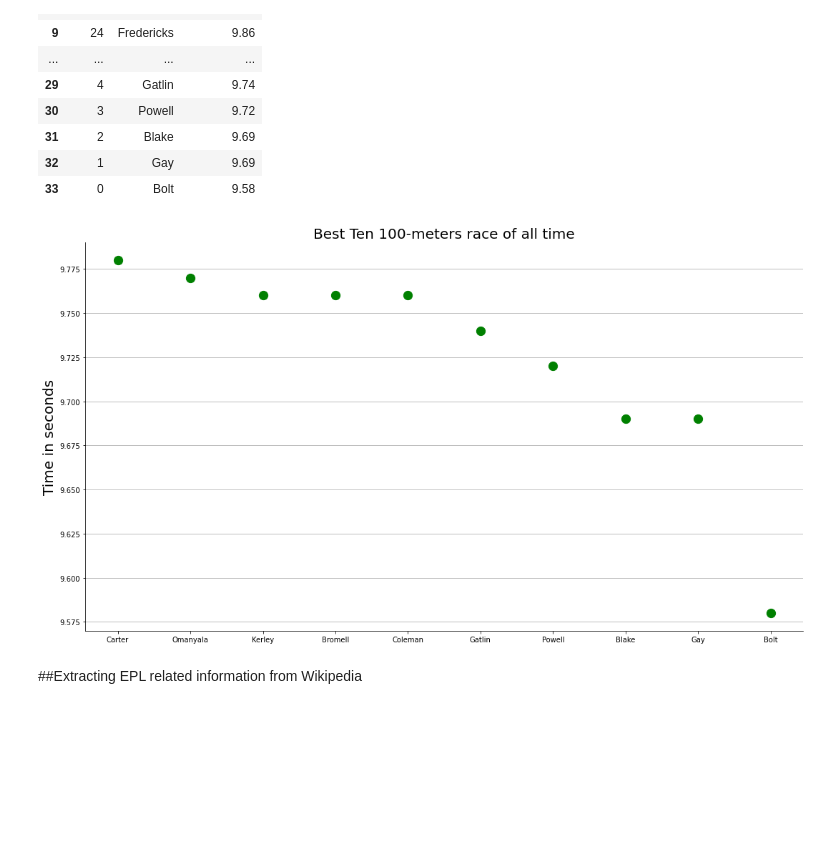
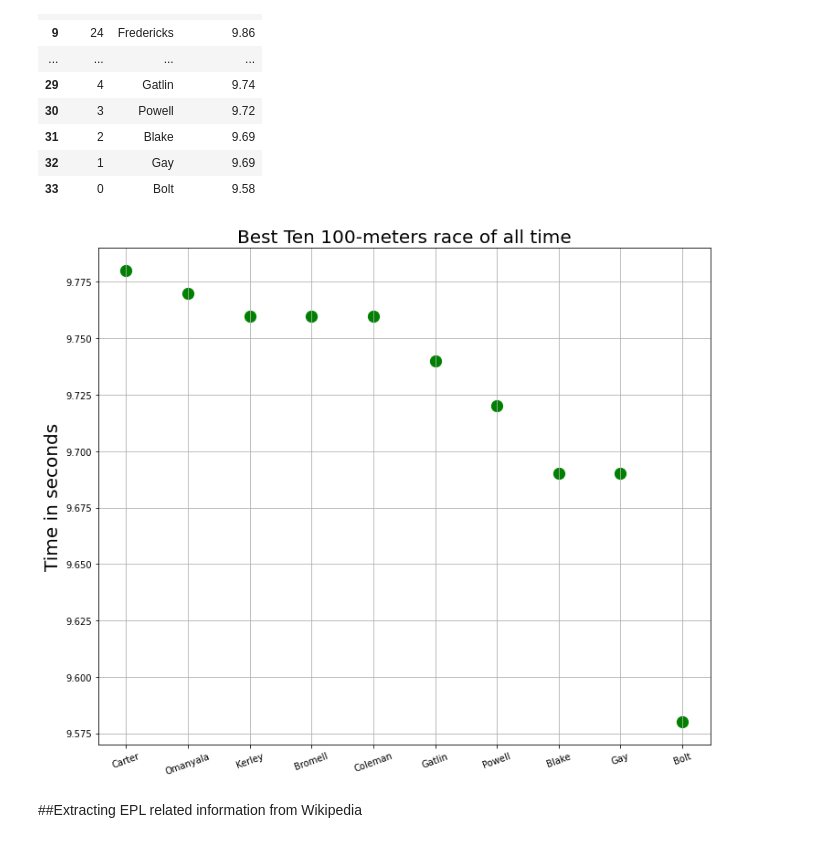
Before and after one commit to Delonix7/Data_Science_Essentials, a Jupyter notebook: Web_Scraping_with_Python.ipynb, the cells around one changed output. Saved outputs shown, nothing was run; the diff lists cells and outputs as text; code cells hidden in the pictures; blank space fills up the shorter version.

```diff
--- a/Web_Scraping_with_Python.ipynb
+++ b/Web_Scraping_with_Python.ipynb
@@ -490,17 +229,18 @@ best_times_df
 | 32 | 1 | Gay | 9.69 |
 | 33 | 0 | Bolt | 9.58 |
 # %%
-plt.figure(figsize = (18,10))
+plt.figure(figsize = (12,10))
 plt.scatter(data = best_times_df[24:], x = 'athlete', y = 'best time(s)', s =150, c = 'green')
 plt.rcParams['axes.spines.right'] = False
 plt.rcParams['axes.spines.top'] = False
-# plt.xticks(rotation =20)
+plt.xticks(rotation =20)
 plt.grid(axis = 'y', which = 'major', linestyle = '-')
+plt.grid(axis = 'x', which = 'major', linestyle = '-')
 plt.ylabel('Time in seconds', size =20)
 plt.title('Best Ten 100-meters race of all time', size =20)
 plt.show()
 # %% [output]
-[figure, old version]
+[figure, new version]
 # %% [markdown]
 ##Extracting EPL related information from Wikipedia
 # %%
```
Also changed, not shown: parts of 49 cells of this notebook.
